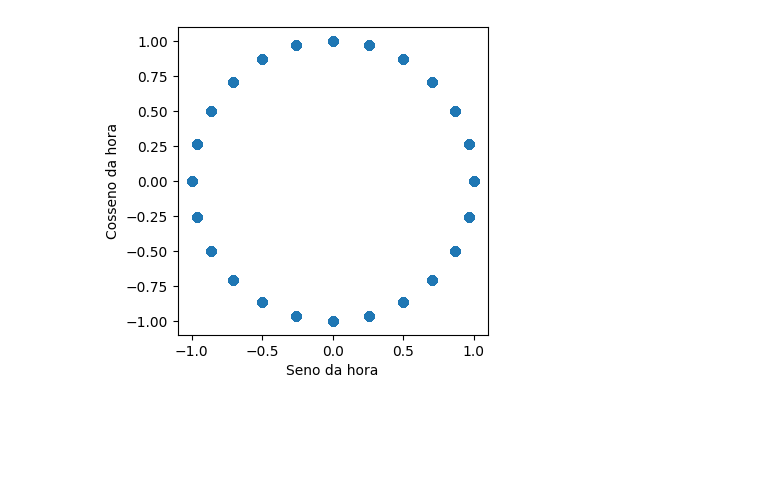
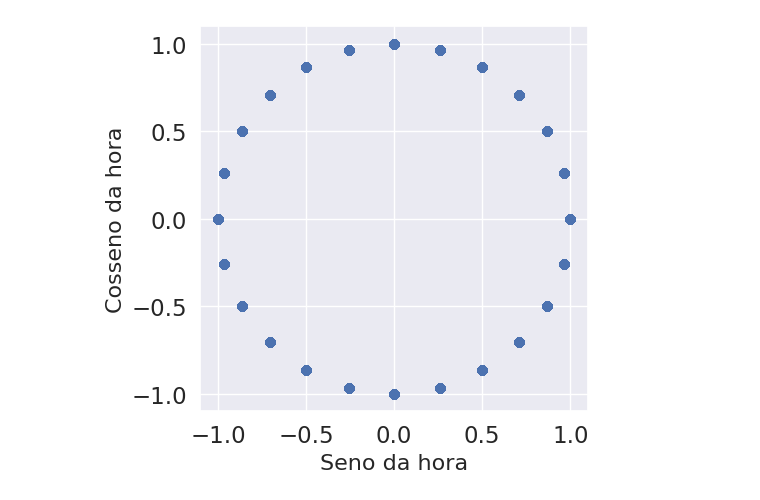
Before and after one commit to b-rbmp/ml-solar-forecaster, a Jupyter notebook: tratamento_dados/tratamento_dados_nasa_inmet.ipynb, the cells around one changed output. Cells and saved outputs as stored; diff of their text form; code cells hidden in the pictures; blank space fills up the shorter version.

```diff
--- a/tratamento_dados/tratamento_dados_nasa_inmet.ipynb
+++ b/tratamento_dados/tratamento_dados_nasa_inmet.ipynb
@@ -222,6 +256,8 @@ def annotate(x, y, **kws):
     ax.text(.05, .8, 'r={:.2f}, p={:.2g}'.format(r, p),
             transform=ax.transAxes)
 
+
+sns.set(font_scale=1.2)
 
 pp = sns.pairplot(data=df_inmet_nasa,
                   y_vars=['IRRADIÂNCIA'],
@@ -233,6 +269,7 @@ pp2 = sns.pairplot(data=df_inmet_nasa,
                   y_vars=['IRRADIÂNCIA'],
                   x_vars=['PSC', 'WD10M', 'WS10M', 'WD50M', 'WS50M'],
                 )
+
 pp2.map_lower(annotate)
 plt.show()
 # %% [output]
@@ -241,6 +278,7 @@ plt.show()
 # %%
 fig, ax = plt.subplots(2, 6, figsize=(12, 7))
-fig.tight_layout(w_pad=5)
+fig.tight_layout(w_pad=3)
+sns.set(font_scale=1.5)
 index = 0
 for column in df_inmet_nasa[keys_features]:
     if index < 6:
@@ -264,14 +302,14 @@ plt.show()
 # %%
 # Criando uma Feature Cíclica representado a posição da Hora no Dia
 hora_cos = [np.cos(x * (2 * np.pi / 24)) for x in hora]
 hora_sin = [np.sin(x * (2 * np.pi / 24)) for x in hora]
-plt.figure(figsize=(4,4))
+plt.figure(figsize=(5,5))
 plt.scatter(x=hora_cos, y=hora_sin)
-plt.xlabel('Seno da hora')
-plt.ylabel('Cosseno da hora')
+plt.xlabel('Seno da hora', fontsize=16)
+plt.ylabel('Cosseno da hora', fontsize=16)
 plt.show()
 # %% [output]
-[figure, old version]
+[figure, new version]
 # %%
 # Salva os Dados Pré-processados
 df_inmet_nasa.to_csv('../dados/pre_processado/salvador.csv')
```
Also changed, not shown: parts of 9 cells of this notebook, 2 other files.
